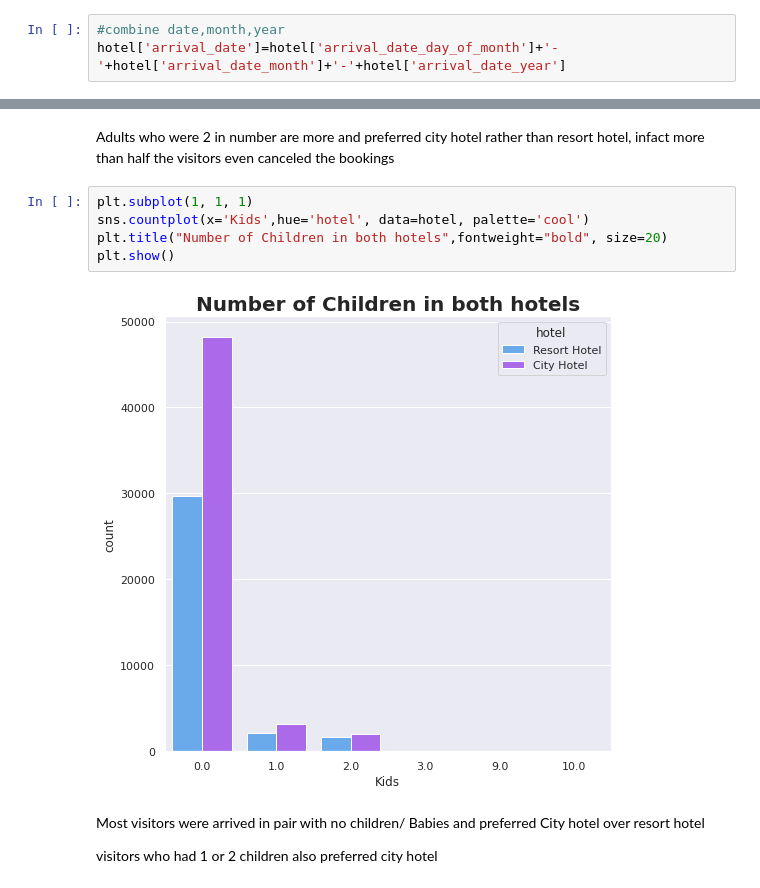
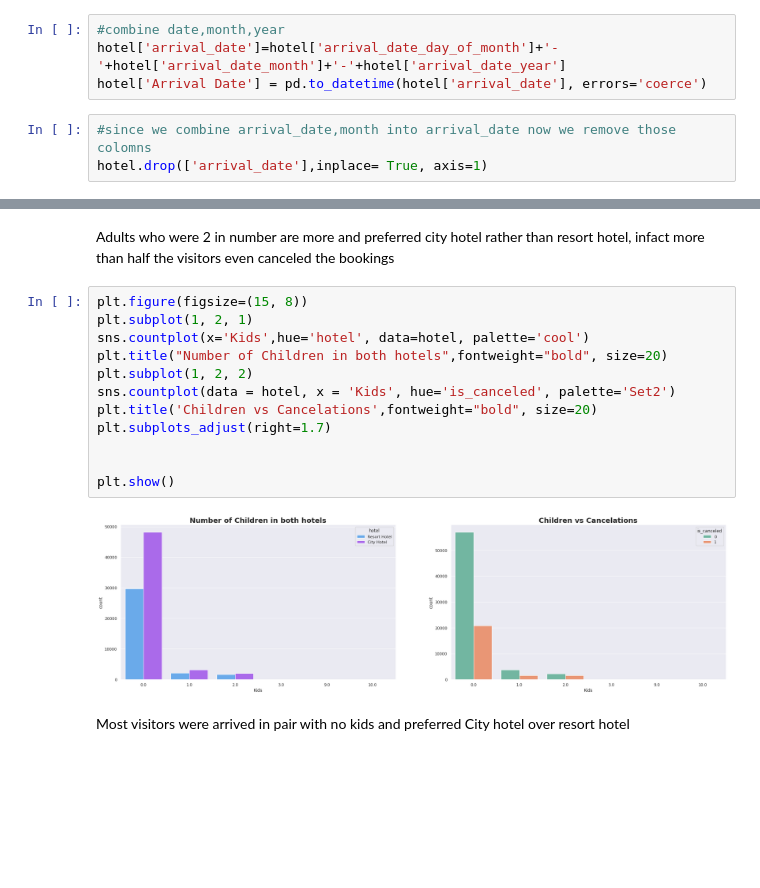
Before and after one commit to dhrisandamedhi/Hotel_booking, a Jupyter notebook: hotel_booking.ipynb, the cells around one changed output, grey strips where cells are left out. Saved outputs shown, nothing was run; the diff lists cells and outputs as text; blank space fills up the shorter version.

```diff
--- a/hotel_booking.ipynb
+++ b/hotel_booking.ipynb
@@ -176,6 +242,10 @@ hotel['arrival_date_month']=hotel['arrival_date_month'].astype('str')
 # %%
 #combine date,month,year
 hotel['arrival_date']=hotel['arrival_date_day_of_month']+'-'+hotel['arrival_date_month']+'-'+hotel['arrival_date_year']
+hotel['Arrival Date'] = pd.to_datetime(hotel['arrival_date'], errors='coerce')
+# %%
+#since we combine arrival_date,month into arrival_date now we remove those colomns
+hotel.drop(['arrival_date'],inplace= True, axis=1)
 # %%
 hotel.head()
 # %% [output]
@@ -452,13 +495,18 @@ plt.show()
 # %% [markdown]
 Adults who were 2 in number are more and preferred city hotel rather than resort hotel, infact more than half the visitors even canceled the bookings
 # %%
-plt.subplot(1, 1, 1)
+plt.figure(figsize=(15, 8))
+plt.subplot(1, 2, 1)
 sns.countplot(x='Kids',hue='hotel', data=hotel, palette='cool')
 plt.title("Number of Children in both hotels",fontweight="bold", size=20)
+plt.subplot(1, 2, 2)
+sns.countplot(data = hotel, x = 'Kids', hue='is_canceled', palette='Set2')
+plt.title('Children vs Cancelations',fontweight="bold", size=20)
+plt.subplots_adjust(right=1.7)
+
+
 plt.show()
 # %% [output]
-[figure, old version]
+[figure, new version]
 # %% [markdown]
-Most visitors were arrived in pair with no children/ Babies and preferred City hotel over resort hotel
-
- visitors who had 1 or 2 children also preferred city hotel
+ Most visitors were arrived in pair with no kids and preferred City hotel over resort hotel
```
Also changed, not shown: parts of 40 cells of this notebook.
